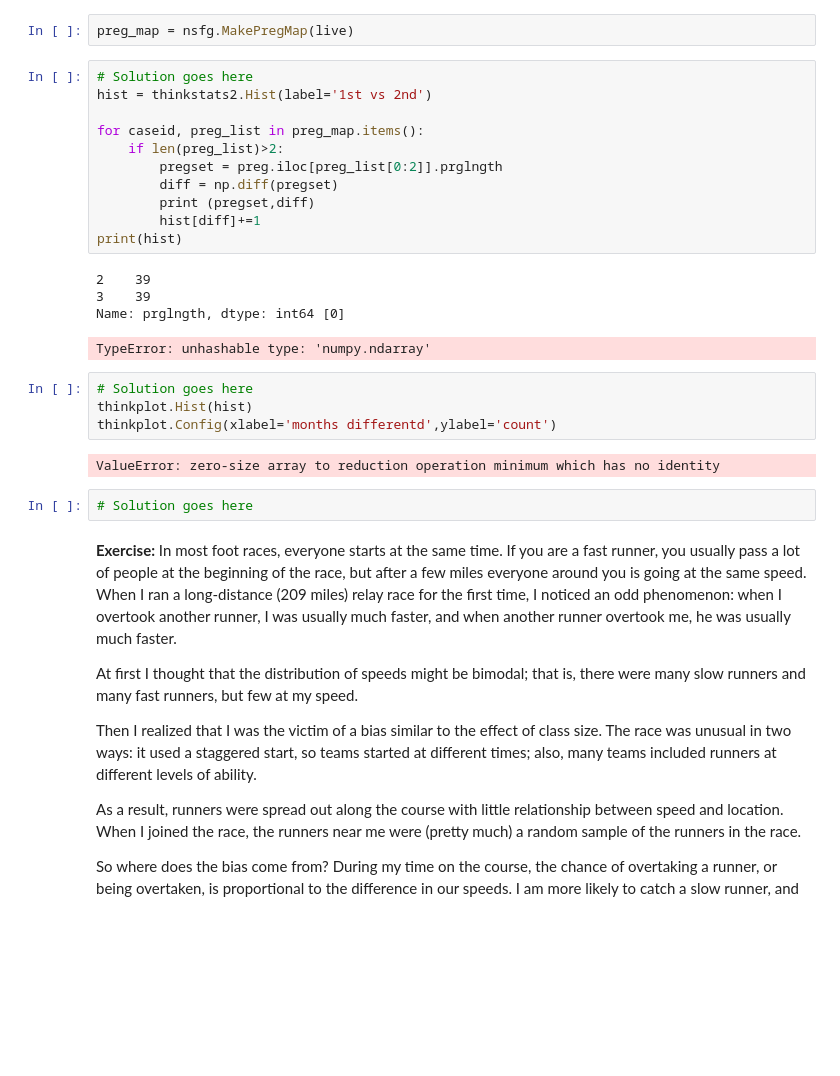
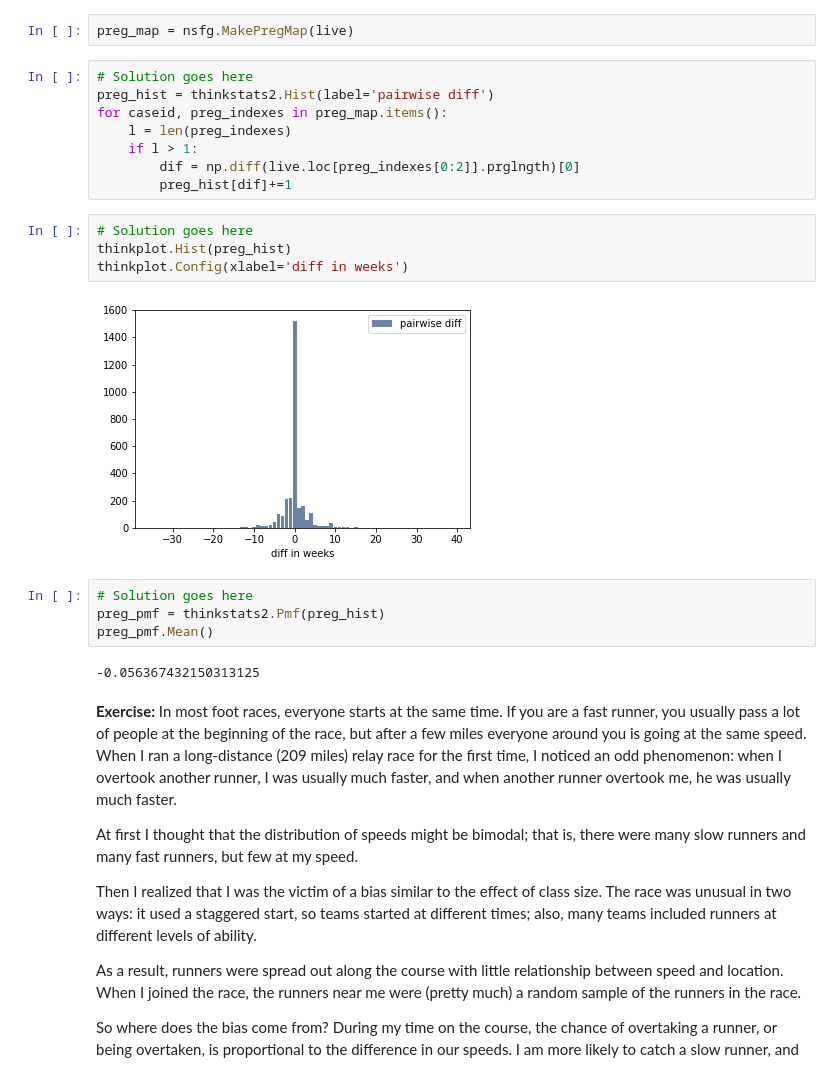
Before and after one commit to awalsh00/ThinkStats2, a Jupyter notebook: code/chap03ex.ipynb, the cells around one changed output. Cells and saved outputs as stored; diff of their text form; blank space fills up the shorter version.

```diff
--- a/code/chap03ex.ipynb
+++ b/code/chap03ex.ipynb
@@ -352,28 +357,24 @@ live, firsts, others = first.MakeFrames()
 preg_map = nsfg.MakePregMap(live)
 # %%
 # Solution goes here
-hist = thinkstats2.Hist(label='1st vs 2nd')
-
-for caseid, preg_list in preg_map.items():
-    if len(preg_list)>2:
-        pregset = preg.iloc[preg_list[0:2]].prglngth
-        diff = np.diff(pregset)
-        print (pregset,diff)
-        hist[diff]+=1
-print(hist)
+preg_hist = thinkstats2.Hist(label='pairwise diff')
+for caseid, preg_indexes in preg_map.items():
+    l = len(preg_indexes)
+    if l > 1:
+        dif = np.diff(live.loc[preg_indexes[0:2]].prglngth)[0]
+        preg_hist[dif]+=1
-# %% [output]
-2    39
-3    39
-Name: prglngth, dtype: int64 [0]
-TypeError: unhashable type: 'numpy.ndarray'
 # %%
 # Solution goes here
-thinkplot.Hist(hist)
-thinkplot.Config(xlabel='months differentd',ylabel='count')
+thinkplot.Hist(preg_hist)
+thinkplot.Config(xlabel='diff in weeks')
 # %% [output]
-ValueError: zero-size array to reduction operation minimum which has no identity
+[figure, added]
 # %%
 # Solution goes here
+preg_pmf = thinkstats2.Pmf(preg_hist)
+preg_pmf.Mean()
+# %% [output]
+-0.056367432150313125
 # %% [markdown]
 **Exercise:** In most foot races, everyone starts at the same time. If you are a fast runner, you usually pass a lot of people at the beginning of the race, but after a few miles everyone around you is going at the same speed.
 When I ran a long-distance (209 miles) relay race for the first time, I noticed an odd phenomenon: when I overtook another runner, I was usually much faster, and when another runner overtook me, he was usually much faster.
```
Also changed, not shown: parts of 17 cells of this notebook.
